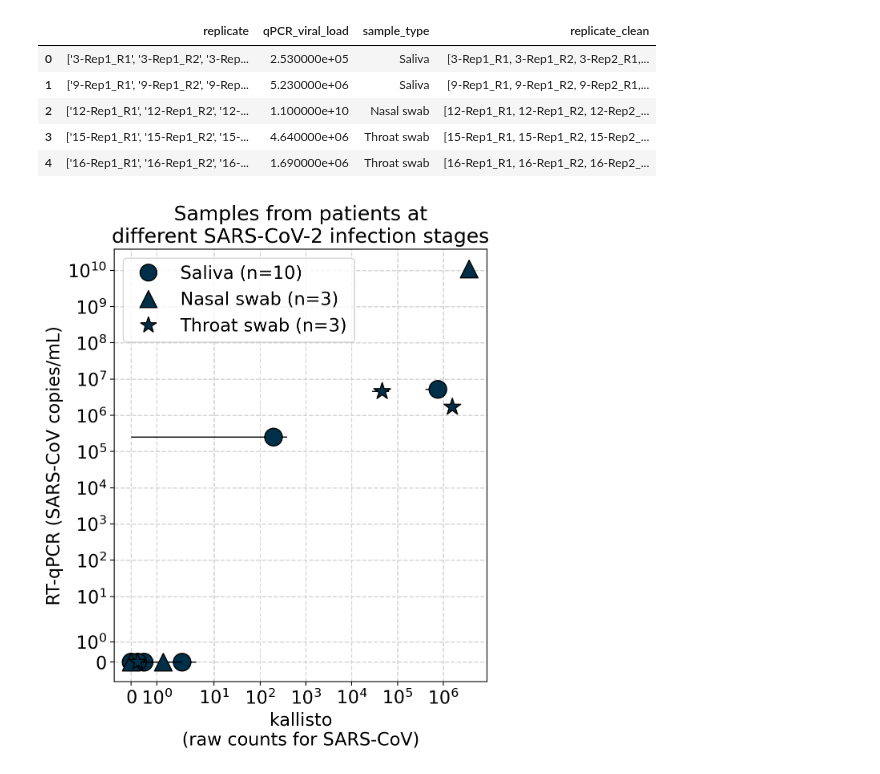
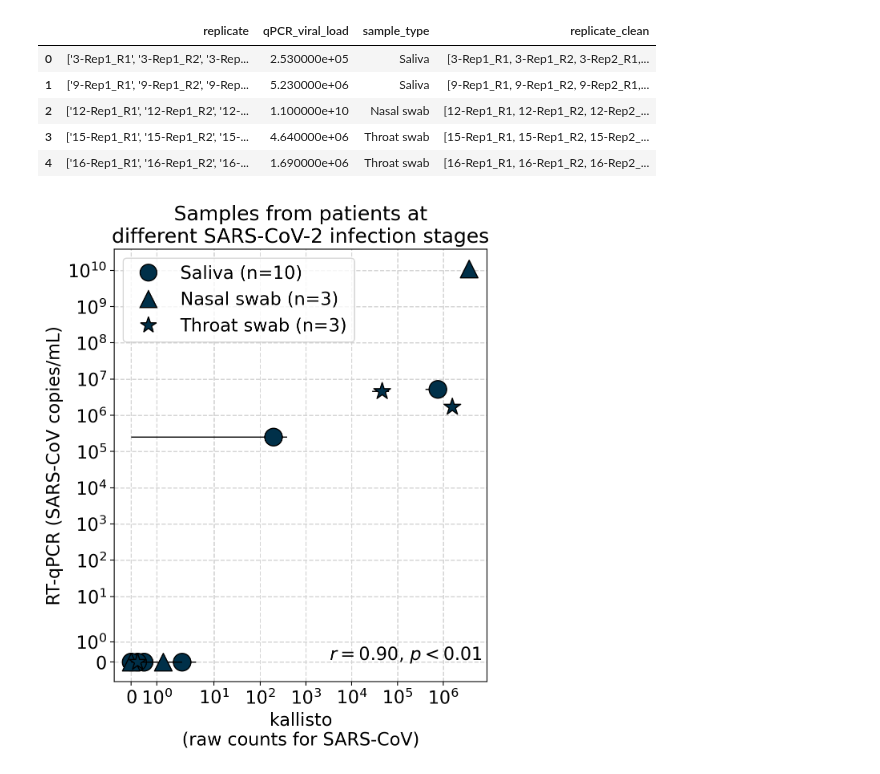
Before and after one commit to pachterlab/LSCHWCP_2023, a Jupyter notebook: Notebooks/Figure_3/Figure_3a/2_human_SARSCoV_validation_bulk_saliva_nasal_throat.ipynb, the cells around one changed output. Saved outputs shown, nothing was run; the diff lists cells and outputs as text; code cells hidden in the pictures.

```diff
--- a/Notebooks/Figure_3/Figure_3a/2_human_SARSCoV_validation_bulk_saliva_nasal_throat.ipynb
+++ b/Notebooks/Figure_3/Figure_3a/2_human_SARSCoV_validation_bulk_saliva_nasal_throat.ipynb
@@ -256,6 +257,8 @@ ec = "black"
 rep_list = metadata["replicate_clean"].values
 viral_load = metadata["qPCR_viral_load"].values
 
+xs = []
+ys = []
 for i, reps in enumerate(rep_list):
     kb_counts = []
     for case in reps:
@@ -287,6 +290,9 @@ for i, reps in enumerate(rep_list):
         s=250,
         alpha=1,
     )
+    # Collect x and y values to compute Pearson r
+    xs.append(np.mean(kb_counts))
+    ys.append(viral_load[i])
 
 # Add legend
 legend_elements = [
@@ -322,31 +328,38 @@ legend_elements = [
     ),
 ]
 ax.legend(handles=legend_elements, fontsize=fontsize)
 
 ax.set_xscale("symlog")
 ax.set_yscale("symlog")
 ax.set_ylabel("RT-qPCR (SARS-CoV copies/mL)", fontsize=fontsize)
 ax.set_xlabel(
     "kallisto\n(raw counts for SARS-CoV)",
     fontsize=fontsize,
 )
 
+# NEW Nat Biotech reviews: Add Pearson R
+corr_coef, p_value = pearsonr(xs, ys)
+if p_value < 0.01:
+  ax.text(3300, 0.1, f"$r = {corr_coef:.2f}$, $p < 0.01$", fontsize=fontsize)
+else:
+  ax.text(3300, 0.1, f"$r = {corr_coef:.2f}$, $p = {p_value:.2f}$", fontsize=fontsize)
+
 # Add diagonal
 # ax.plot([0, 1], [0, 1], transform=ax.transAxes, c="black", ls="--", lw=1, zorder=1)
 
 ax.tick_params(axis="both", labelsize=fontsize)
 ax.set_title(
     f"Samples from patients at\ndifferent SARS-CoV-2 infection stages",
     fontsize=fontsize + 2,
 )
 
 # plt.tight_layout()
 
 ax.grid(True, which="both", color="lightgray", ls="--", lw=1)
 ax.set_axisbelow(True)
 
 plt.savefig("bulk_benchmark_alexVSP.png", dpi=300, bbox_inches="tight")
 
 fig.show()
 # %% [output]
-[figure, old version]
+[figure, new version]
```
Also changed, not shown: parts of 4 cells of this notebook.
